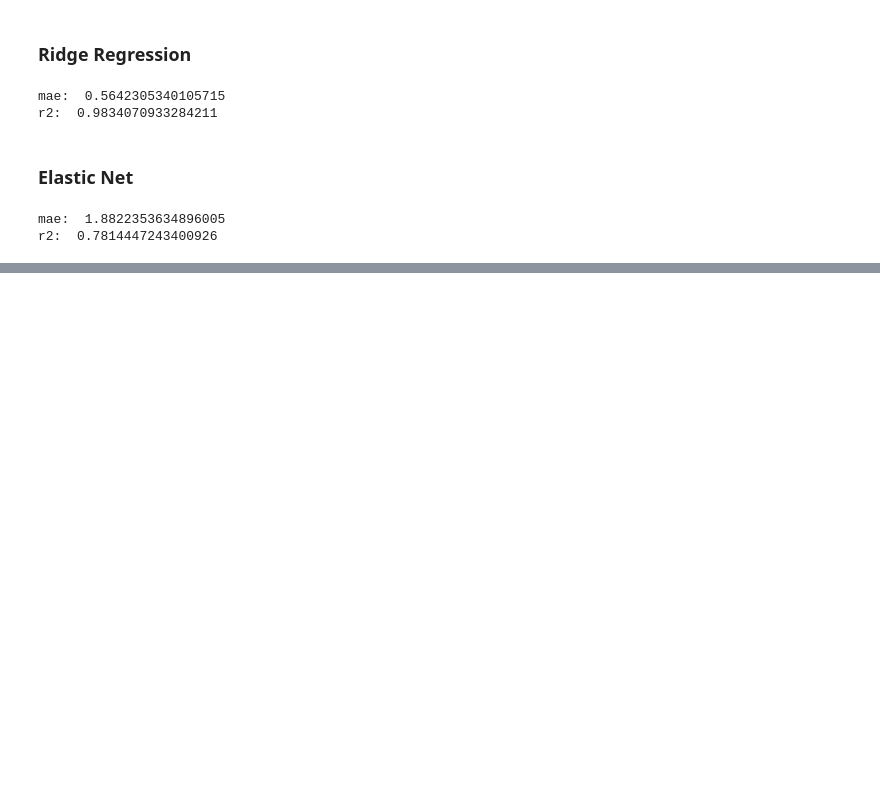
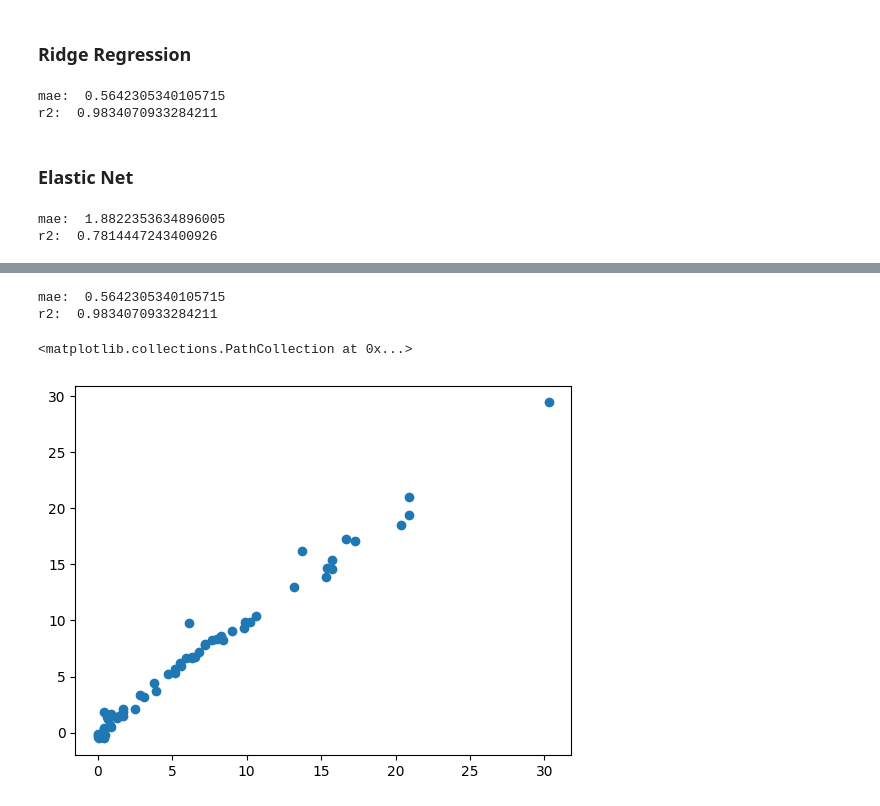
Before and after one commit to tahaftm/Udemy-ML, a Jupyter notebook: Lectures/Ridge, Lasso and Elastic net/Model.ipynb, the cells around one changed output, grey strips where cells are left out. Drawn from its saved outputs; the diff is of its cells as text; code cells hidden in the pictures; blank space fills up the shorter version.

```diff
--- a/Lectures/Ridge, Lasso and Elastic net/Model.ipynb
+++ b/Lectures/Ridge, Lasso and Elastic net/Model.ipynb
@@ -175,0 +247,16 @@ r2:  0.7814447243400926
+# %%
+from sklearn.linear_model import RidgeCV
+ridge_cv = RidgeCV(cv = 5)
+ridge_cv.fit(X_train_scaled, Y_train)
+
+pred_ridge= ridge_cv.predict(X_test_scaled)
+mae = mean_absolute_error(pred_ridge, Y_test)
+r2 = r2_score(pred_ridge, Y_test)
+print("mae: ", mae)
+print("r2: ", r2)
+plt.scatter(Y_test,pred_ridge)
+# %% [output]
+mae:  0.5642305340105715
+r2:  0.9834070933284211
+<matplotlib.collections.PathCollection at 0x...>
+[figure, added]
```
Also changed, not shown: parts of 8 cells of this notebook.
